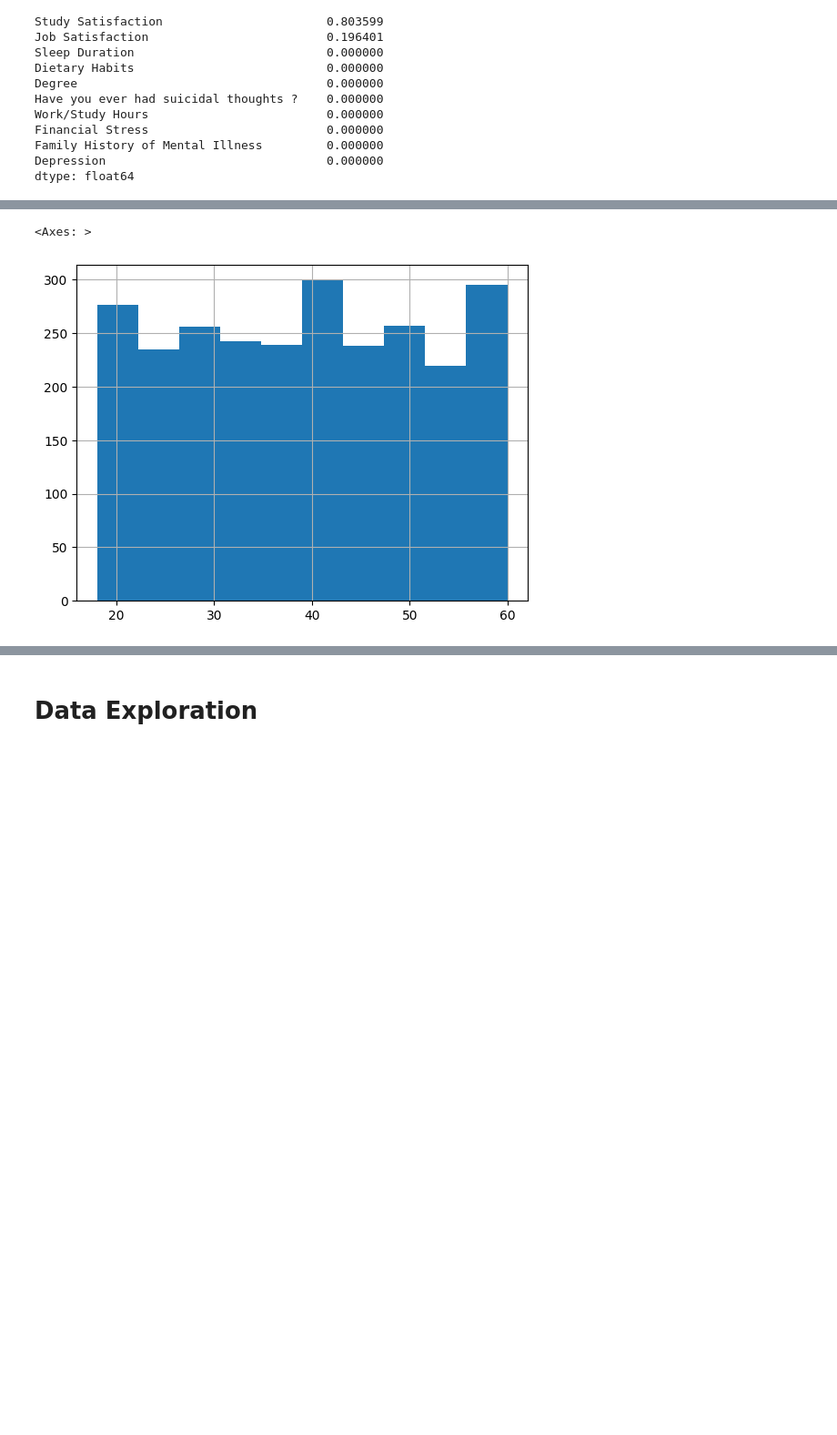
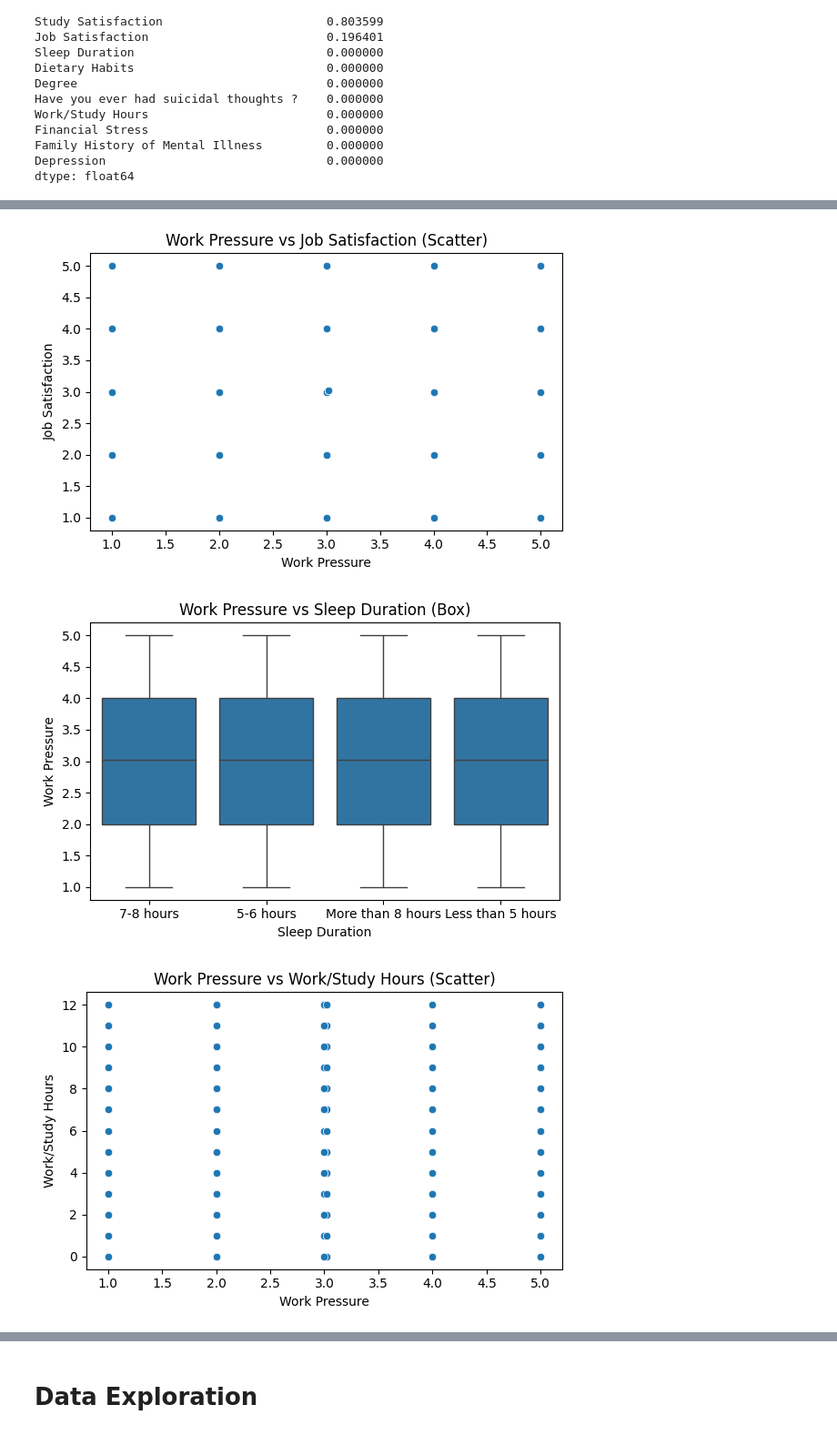
Before and after one commit to Monaa-cmd/Mental-Health, a Jupyter notebook: Process.ipynb, the cells around one changed output, grey strips where cells are left out. Shown at 91% size. Cells and saved outputs as stored; diff of their text form; code cells hidden in the pictures; blank space fills up the shorter version.

```diff
--- a/Process.ipynb
+++ b/Process.ipynb
@@ -148,0 +117,9 @@ dtype: float64
+# %%
+# Fill missing values with the mean for numerical columns
+
+data['Work Pressure'] = data['Work Pressure'].fillna(data['Work Pressure'].mean())
+data['Job Satisfaction'] = data['Job Satisfaction'].fillna(data['Job Satisfaction'].mean())
+
+# Check again for missing values
+missing_percentage = data.isnull().sum()/data.shape[0] * 100
+missing_percentage
@@ -149,7 +160,46 @@ dtype: float64
 # %%
-data['Age'].hist()
-# df['Gender'].value_counts().plot(kind='bar')
-# df.groupby('remote_work')['treatment'].value_counts(normalize=True).unstack().plot(kind='bar', stacked=True)
+# Correlation between different factors that potentially lead to depression
+import seaborn as sns
+
+
+# Select variables of interest
+cols = ['Work Pressure', 'Job Satisfaction',
+        'Sleep Duration', 'Work/Study Hours', 'Depression']
+
+# Detect categorical variables (object or bool or category types)
+cat_vars = [col for col in cols if data[col].dtype == 'object' or data[col].dtype.name == 'category']
+num_vars = [col for col in cols if col not in cat_vars]
+
+# Loop through all variable pairs
+for i, col1 in enumerate(cols):
+    for col2 in cols[i+1:]:
+
+        plt.figure(figsize=(6, 4))
+
+        if col1 in num_vars and col2 in num_vars:
+            # numerical vs numerical → scatter plot
+            sns.scatterplot(data=data, x=col1, y=col2)
+            plt.title(f"{col1} vs {col2} (Scatter)")
+
+        elif col1 in cat_vars and col2 in num_vars:
+            # categorical vs numerical → box plot
+            sns.boxplot(data=data, x=col1, y=col2)
+            plt.title(f"{col1} vs {col2} (Box)")
+
+        elif col1 in num_vars and col2 in cat_vars:
+            # numerical vs categorical → box plot (swap axes)
+            sns.boxplot(data=data, x=col2, y=col1)
+            plt.title(f"{col1} vs {col2} (Box)")
+
+        else:
+            # categorical vs categorical → heatmap of counts
+            ctab = pd.crosstab(data[col1], data[col2])
+            sns.heatmap(ctab, annot=True, fmt='d', cmap='YlGnBu')
+            plt.title(f"{col1} vs {col2} (Count Heatmap)")
+
+        plt.tight_layout()
+        plt.show()
 # %% [output]
-<Axes: >
-[figure, old version]
+[figure, new version]
+[figure, added]
+[figure, added]
```
Also changed, not shown: parts of 9 cells of this notebook, 1 other file.
